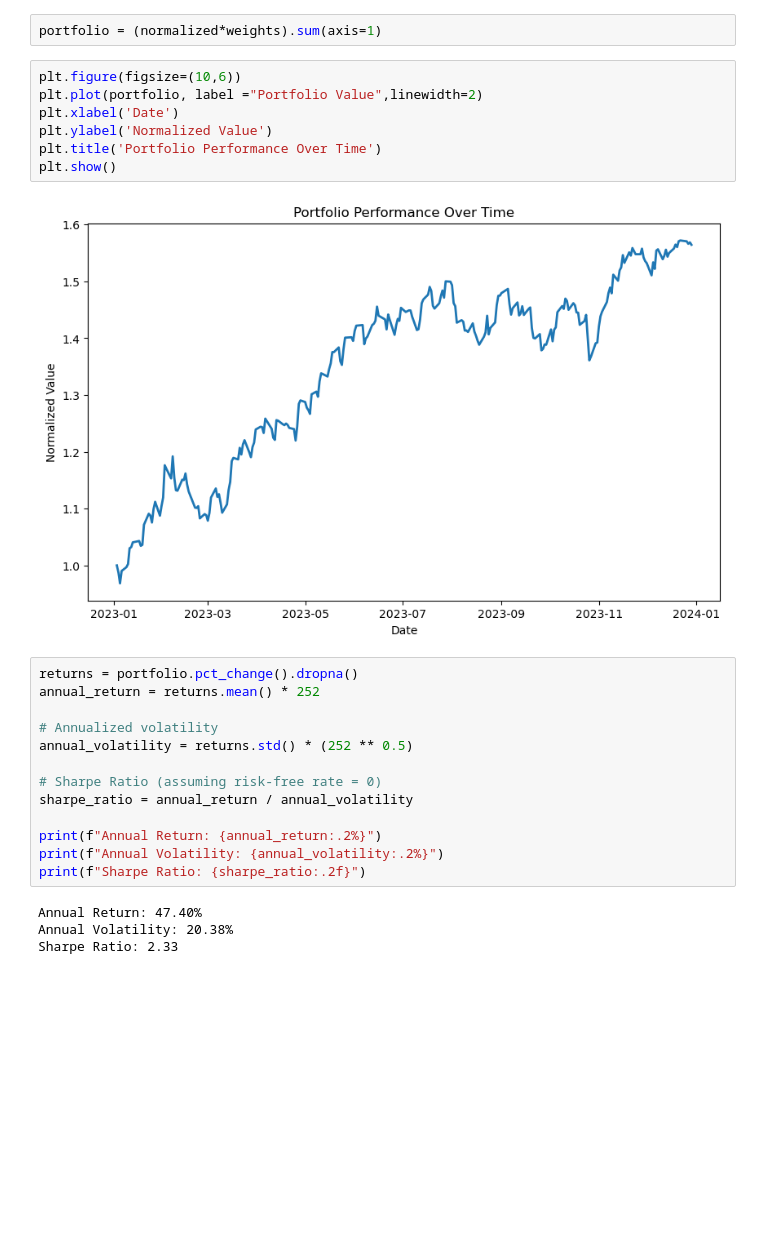
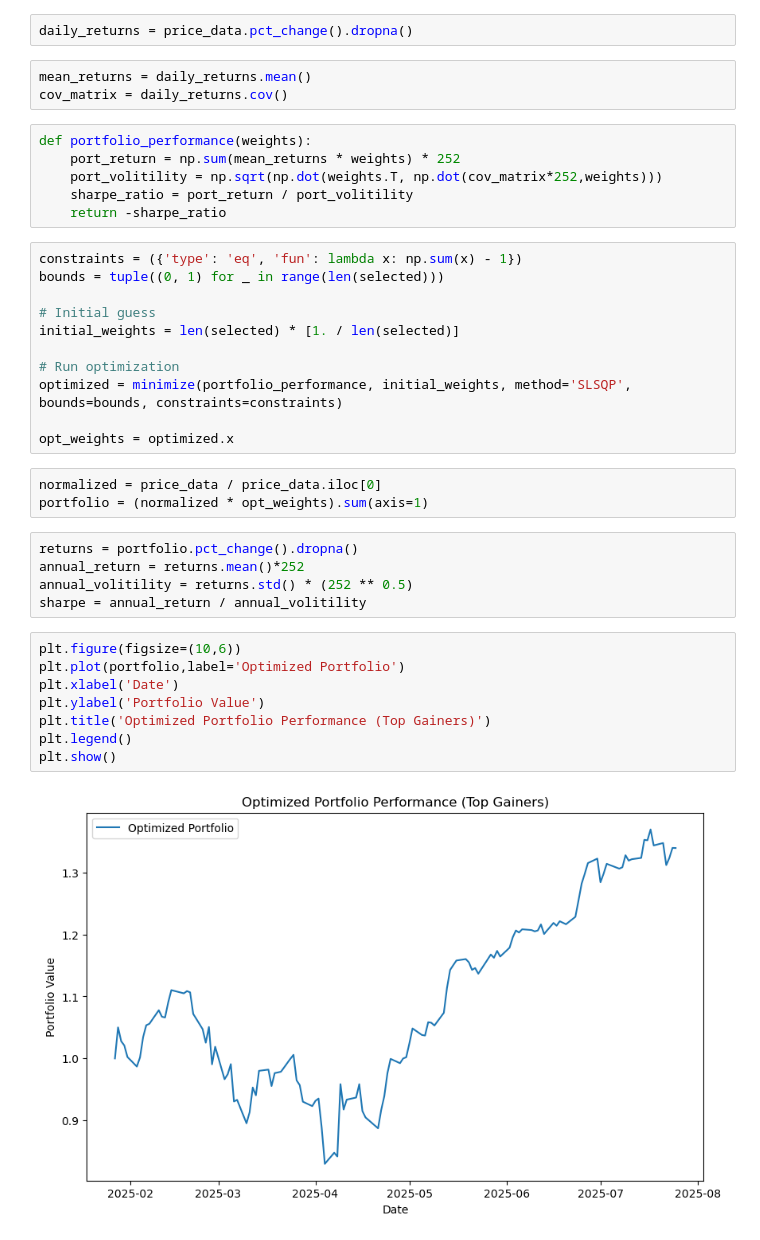
Before and after one commit to syeddaniyalshah999/Python-For-Finance, a Jupyter notebook: Portfolio_optimizer.ipynb, the cells around one changed output. Cells and saved outputs as stored; diff of their text form; blank space fills up the shorter version.

```diff
--- a/Portfolio_optimizer.ipynb
+++ b/Portfolio_optimizer.ipynb
@@ -47,28 +60,40 @@ normalized = data1 / data1.iloc[0]
+# %%
+daily_returns = price_data.pct_change().dropna()
+# %%
+mean_returns = daily_returns.mean()
+cov_matrix = daily_returns.cov()
+# %%
+def portfolio_performance(weights):
+    port_return = np.sum(mean_returns * weights) * 252
+    port_volitility = np.sqrt(np.dot(weights.T, np.dot(cov_matrix*252,weights)))
+    sharpe_ratio = port_return / port_volitility
+    return -sharpe_ratio
+# %%
+constraints = ({'type': 'eq', 'fun': lambda x: np.sum(x) - 1})
+bounds = tuple((0, 1) for _ in range(len(selected)))
+
+# Initial guess
+initial_weights = len(selected) * [1. / len(selected)]
+
+# Run optimization
+optimized = minimize(portfolio_performance, initial_weights, method='SLSQP', bounds=bounds, constraints=constraints)
+
+opt_weights = optimized.x
 # %%
-portfolio = (normalized*weights).sum(axis=1)
+normalized = price_data / price_data.iloc[0]
+portfolio = (normalized * opt_weights).sum(axis=1)
+# %%
+returns = portfolio.pct_change().dropna()
+annual_return = returns.mean()*252
+annual_volitility = returns.std() * (252 ** 0.5)
+sharpe = annual_return / annual_volitility
 # %%
 plt.figure(figsize=(10,6))
-plt.plot(portfolio, label ="Portfolio Value",linewidth=2)
+plt.plot(portfolio,label='Optimized Portfolio')
 plt.xlabel('Date')
-plt.ylabel('Normalized Value')
-plt.title('Portfolio Performance Over Time')
+plt.ylabel('Portfolio Value')
+plt.title('Optimized Portfolio Performance (Top Gainers)')
+plt.legend()
 plt.show()
 # %% [output]
-[figure, old version]
+[figure, new version]
-# %%
-returns = portfolio.pct_change().dropna()
-annual_return = returns.mean() * 252
-
-# Annualized volatility
-annual_volatility = returns.std() * (252 ** 0.5)
-
-# Sharpe Ratio (assuming risk-free rate = 0)
-sharpe_ratio = annual_return / annual_volatility
-
-print(f"Annual Return: {annual_return:.2%}")
-print(f"Annual Volatility: {annual_volatility:.2%}")
-print(f"Sharpe Ratio: {sharpe_ratio:.2f}")
-# %% [output]
-Annual Return: 47.40%
-Annual Volatility: 20.38%
-Sharpe Ratio: 2.33
```
Also changed, not shown: parts of 18 cells of this notebook, 2 other files.
